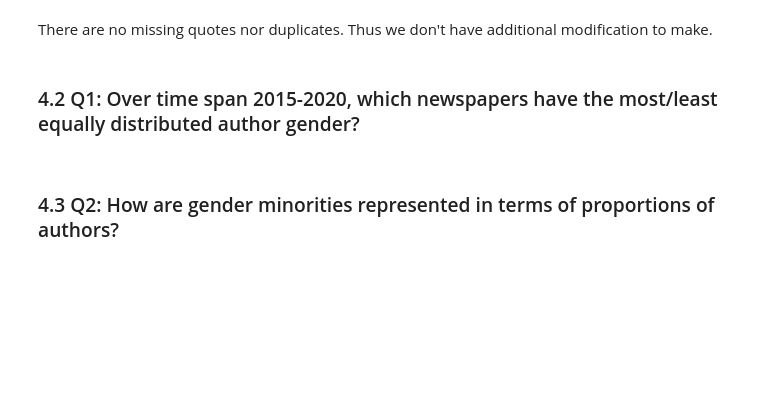
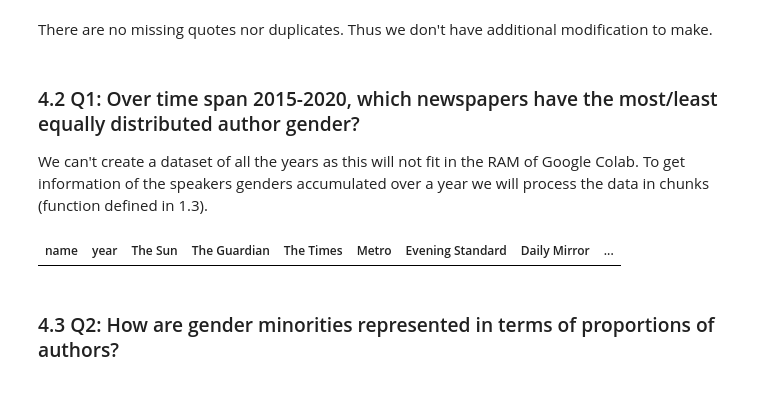
Before and after one commit to epfl-ada/ada-2021-project-palomamo, a Jupyter notebook: main.ipynb, the cells around one changed output. Saved outputs shown, nothing was run; the diff lists cells and outputs as text; code cells hidden in the pictures; blank space fills up the shorter version.

```diff
--- a/main.ipynb
+++ b/main.ipynb
@@ -578,3 +569,18 @@ There are no missing quotes nor duplicates. Thus we don't have additional modifi
 # %% [markdown]
 ### 4.2 Q1: Over time span 2015-2020, which newspapers have the most/least equally distributed author gender?
 <a id="q1"></a>
+
+We can't create a dataset of all the years as this will not fit in the RAM of Google Colab. To get information of the speakers genders accumulated over a year we will process the data in chunks (function defined in 1.3).
+# %%
+# Not finished!!!!!
+years_gender_df = pd.DataFrame(columns=newspapers_df['name'])
+years_gender_df.insert(0, 'year', value=None)
+years_gender_df.set_index('year')
+
+
+for newspaper in newspaper_df['name']:
+  mask_year = df_2020.newspapers.apply(lambda x: newspaper in x)
+  df_year = df[mask_year]
+  result convert_to_1Dseries(df_year['gender']).value_counts()
+# %% [output]
+| name | year | The Sun | The Guardian | The Times | Metro | Evening Standard | Daily Mirror | ... |
```
Also changed, not shown: parts of 2 cells of this notebook.
